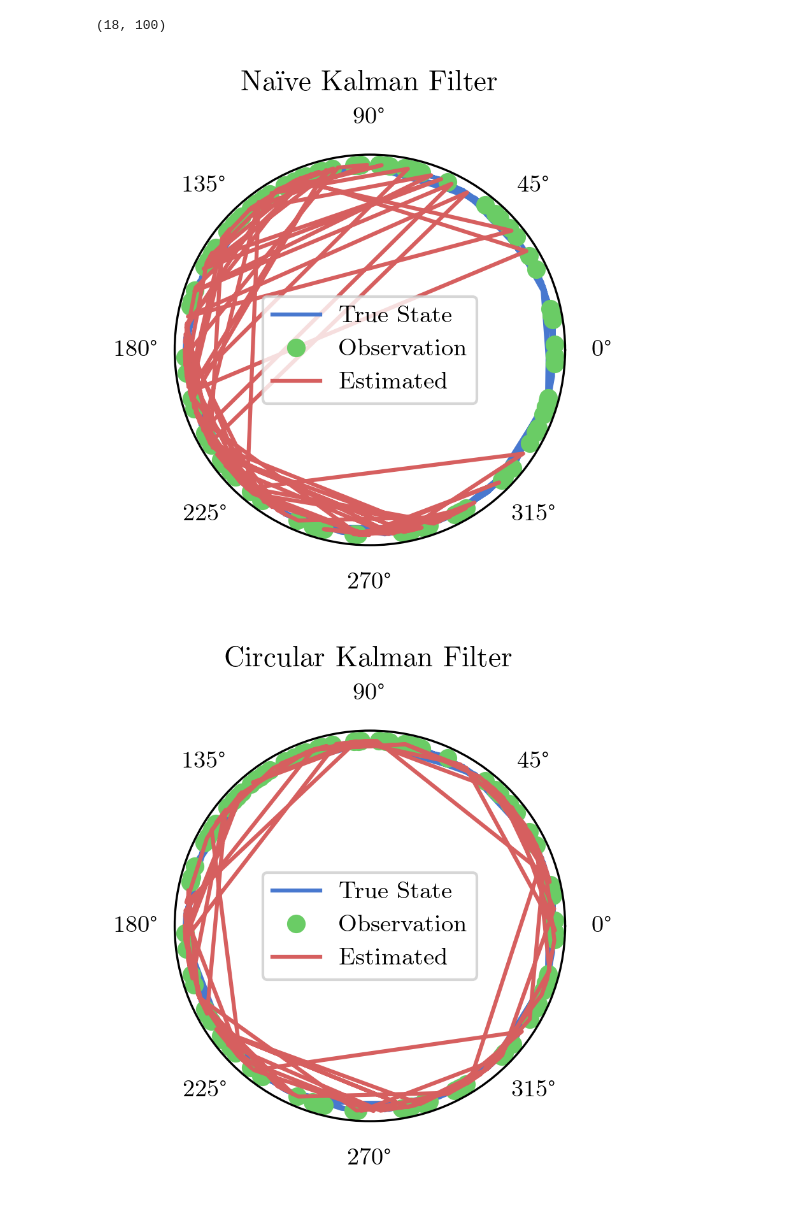
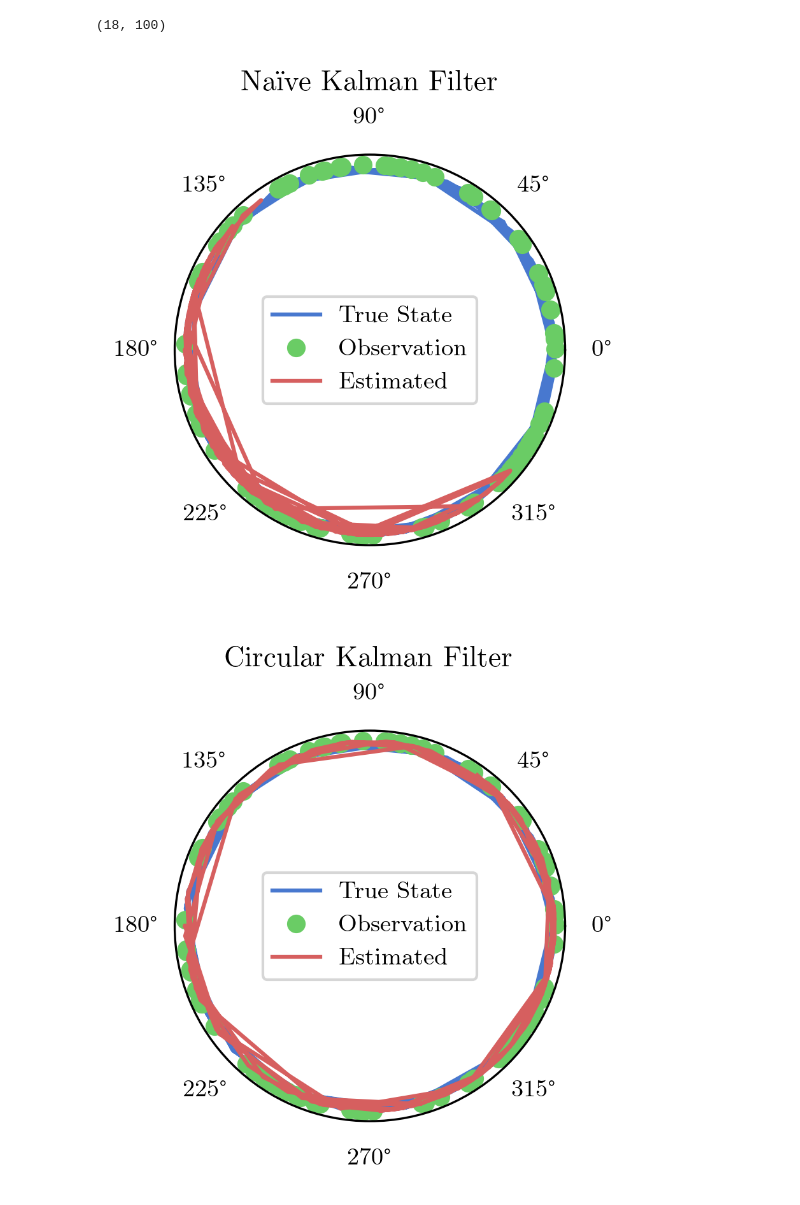
Before and after one commit to CanyonTurtle/cannon-curtis-spencer-tyler-acme, a Jupyter notebook: vol-3/code_actully_in_paper.ipynb, the cells around one changed output. Saved outputs shown, nothing was run; the diff lists cells and outputs as text; code cells hidden in the pictures.

```diff
--- a/vol-3/code_actully_in_paper.ipynb
+++ b/vol-3/code_actully_in_paper.ipynb
@@ -19,28 +19,28 @@ from matplotlib import animation
 # -------- Ensure Determinism --------
 np.random.seed(42*100)
 # %%
-# # # -------- Style with LaTeX and with appropriate font/figure sizes --------
+# # -------- Style with LaTeX and with appropriate font/figure sizes --------
 
-# # ----- WARNING SUPPRESSION -----
-# # This should not be used lightly. This is primarily for formatting reasons for our paper.
-# import warnings
-# warnings.filterwarnings('ignore')
+# ----- WARNING SUPPRESSION -----
+# This should not be used lightly. This is primarily for formatting reasons for our paper.
+import warnings
+warnings.filterwarnings('ignore')
 
-# DEFAULT_FIGSIZE = (3, 3)
-# plt.rcParams['figure.figsize'] = DEFAULT_FIGSIZE
-# plt.rcParams.update({'font.size': 9})
+DEFAULT_FIGSIZE = (3, 3)
+plt.rcParams['figure.figsize'] = DEFAULT_FIGSIZE
+plt.rcParams.update({'font.size': 9})
 
-# mpl.rcParams["figure.dpi"] = 300
+mpl.rcParams["figure.dpi"] = 300
 
-# # ---- ENABLE LATEX MATPLOTLIB FONT -----
-# # Don't run this cell if you have issues with your latex installation
-# # Use LaTeX fonts
-# plt.rcParams.update({
-#     "text.usetex": True,
-#     "font.family": "Computer Modern Roman"
-# })
+# ---- ENABLE LATEX MATPLOTLIB FONT -----
+# Don't run this cell if you have issues with your latex installation
+# Use LaTeX fonts
+plt.rcParams.update({
+    "text.usetex": True,
+    "font.family": "Computer Modern Roman"
+})
 
-# plt.style.use("seaborn-v0_8-muted")
+plt.style.use("seaborn-v0_8-muted")
 # %%
 # --------- Define Filter Data types -----------
 
@@ -1093,7 +1093,7 @@ u = np.zeros(3)
 deltat = 0.1
 F = np.array([[1,0,deltat],
               [1,0,0],
-              [deltat**-1, deltat**-1, 0]])
+              [deltat**-1, -deltat**-1, 0]])
 H = np.zeros((18,3))
 H[:,0] = np.ones(18)
 kf = KalmanFilter(F, R, u, True)
@@ -1114,7 +1112,7 @@ def plot_kalman_method_explanations():
     deltat = 0.1
     F = np.array([[1,0,deltat],
                 [1,0,0],
-                [deltat**-1, deltat**-1, 0]])
+                [deltat**-1, -deltat**-1, 0]])
 
     H = np.zeros((18,3))
     H[:,0] = np.ones(18)
@@ -1156,35 +1154,35 @@ def plot_kalman_method_explanations():
     ax.plot(est_b[0], np.ones_like(est_b[0]), label='Estimated')
     ax.set_title('Naïve Kalman Filter')
     # plt.tight_layout()
     ax.grid(False)
     ax.set_yticklabels([])
     ax.legend(loc='center')
 
     plt.tight_layout()
     plt.savefig('actual_paper_graphs/non_altered_kalman.pdf', dpi=300)
     plt.show()
 
 
 
     fig, ax = plt.subplots(figsize=(3,3), subplot_kw={'projection':'polar'})
 
     ax.plot(s[0], np.ones_like(s[0]), label='True State')
     ax.plot(obs[0], np.ones_like(obs[0]), 'o', label='Observation')
     ax.plot(est_g[0], np.ones_like(est_b[0]), label='Estimated')
     ax.set_title('Circular Kalman Filter')
 
     ax.grid(False)
     ax.set_yticklabels([])
     ax.legend(loc='center')
     plt.tight_layout()
     plt.savefig('actual_paper_graphs/altered_kalman.pdf', dpi=300)
     plt.show()
 
 plot_kalman_method_explanations()
 # %% [output]
 (18, 100)
-[figure, old version]
+[figure, new version]
-[figure, old version]
+[figure, new version]
 # %%
 # ---------- Graph the Naive vs the Circular Kalman Filter ------------
 
```
Also changed, not shown: parts of 7 cells of this notebook, 12 other files.
